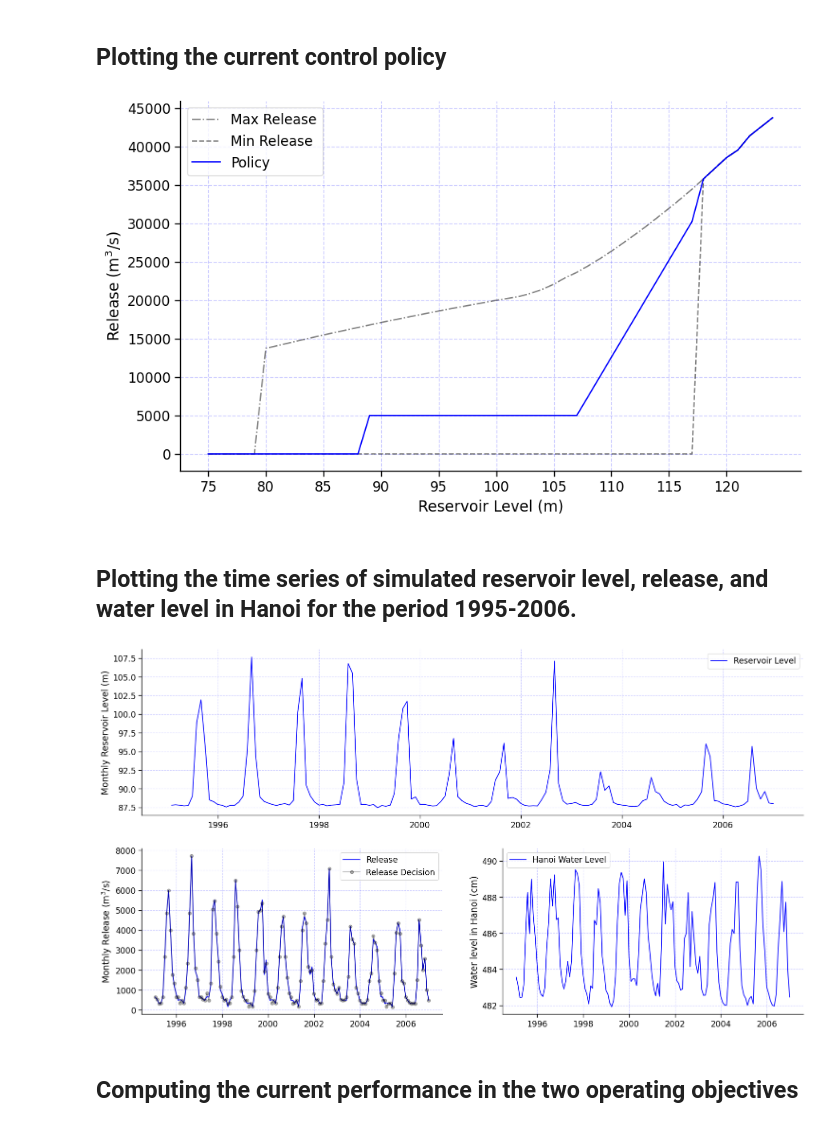
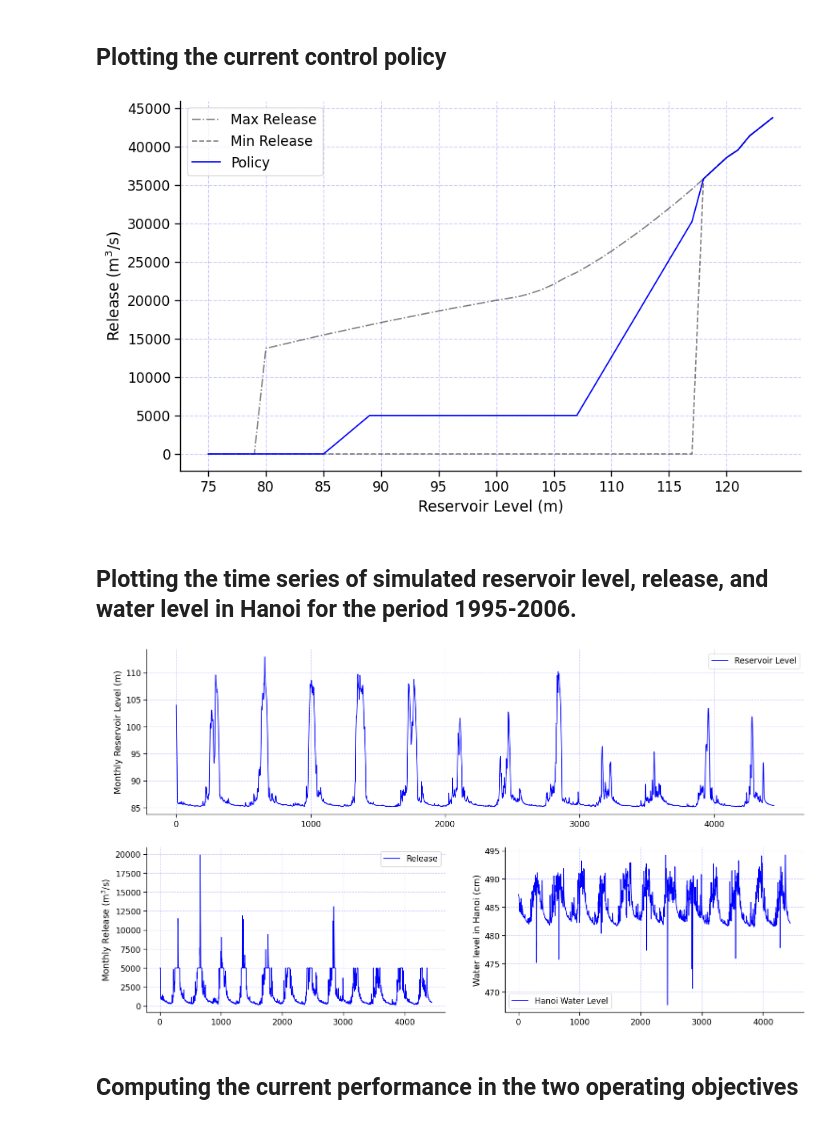
Before and after one commit to CooperBigFoot/optimal-wat-allocation, a Jupyter notebook: code/eda.ipynb, the cells around one changed output. Cells and saved outputs as stored; diff of their text form; code cells hidden in the pictures.

```diff
--- a/code/eda.ipynb
+++ b/code/eda.ipynb
@@ -14,8 +14,8 @@ warnings.filterwarnings("ignore")
 # %% [markdown]
 ## Setting up the model and running it
 # %%
-start_date = '1964-11-01'
-end_date = '2006-12-31'
+start_date = '1994-11-01'
+end_date = '2007-01-01'
 q_vu = '/Users/cooper/Desktop/optimal-wat-allocation/Script/MAT_data/q_vuquang.mat'
 q_ye = '/Users/cooper/Desktop/optimal-wat-allocation/Script/MAT_data/q_yenbai.mat'
 a = '/Users/cooper/Desktop/optimal-wat-allocation/Script/MAT_data/a_hoabinh_K.mat'
@@ -58,11 +78,11 @@ res_lvl, release_decision, releaase, h_HaNoi = sim_hb(
 )
 
 simul = pd.DataFrame({
-    'res_lvl': res_lvl,
-    'release_decision': release_decision,
-    'releaase': releaase,
-    'h_HaNoi': h_HaNoi
+    'res_lvl': np.ndarray.flatten(res_lvl),
+    'release_decision': np.ndarray.flatten(release_decision),
+    'releaase': np.ndarray.flatten(releaase),
+    'h_HaNoi': np.ndarray.flatten(h_HaNoi)
 })
 
-simul['date'] = pd.date_range(start=start_date, end='2007-01-01', freq='D')
+simul['date'] = pd.date_range(start=start_date, end='2007-01-02', freq='D')
 # %% [output]
@@ -70,4 +105,0 @@ simul['date'] = pd.date_range(start=start_date, end='2007-01-01', freq='D')
-# %%
-simul = simul.set_index('date')
-simul = simul.dropna()['1995':'2006']
-simul
@@ -123,7 +156,7 @@ plt.legend()
 # plt.savefig('/Users/cooper/Desktop/optimal-wat-allocation/images/current_policy.png', dpi=300, bbox_inches='tight')
 plt.show()
 # %% [output]
-[figure, old version]
+[figure, new version]
 # %% [markdown]
 ## Plotting the time series of simulated reservoir level, release, and water level in Hanoi for the period 1995-2006.
 # %%
@@ -136,39 +170,39 @@ layout = (2, 2)
 
 ax_res_lvl = plt.subplot2grid(layout, (0, 0), colspan=2)
 # ax_release_decision = plt.subplot2grid(layout, (0, 1), colspan=1)
 ax_release = plt.subplot2grid(layout, (1, 0), colspan=1)
 ax_h = plt.subplot2grid(layout, (1, 1), colspan=1)
 
 
-ax_res_lvl.plot(simul_monthly.index, simul_monthly['res_lvl'], label='Reservoir Level', color='#0000FF')
+ax_res_lvl.plot(simul.index, simul['res_lvl'], label='Reservoir Level', color='#0000FF')
 ax_res_lvl.set_xlabel('')
 ax_res_lvl.set_ylabel('Monthly Reservoir Level (m)')
 ax_res_lvl.grid(alpha=0.2, linestyle='--', color='#0000FF')
 ax_res_lvl.legend()
 
-# ax_release_decision.plot(simul_monthly.index, simul_monthly['release_decision'], label='Release Decision', color='#0000FF')
+# ax_release_decision.plot(simul.index, simul['release_decision'], label='Release Decision', color='#0000FF')
 # ax_release_decision.set_xlabel('Date')
 # ax_release_decision.set_ylabel('Monthly Release Decision (m$^3$/s)')
 # ax_release_decision.grid(alpha=0.2, linestyle='--', color='#0000FF')
 
-ax_release.plot(simul_monthly.index, simul_monthly['releaase'], label='Release', color='#0000FF')
-ax_release.plot(simul_monthly.index, simul_monthly['release_decision'], label='Release Decision', color='black', marker='o', alpha=0.3)
+ax_release.plot(simul.index, simul['releaase'], label='Release', color='#0000FF')
+# ax_release.plot(simul.index, simul['release_decision'], label='Release Decision', color='black', marker='o', alpha=0.3)
 ax_release.set_xlabel('')
 ax_release.set_ylabel('Monthly Release (m$^3$/s)')
 ax_release.grid(alpha=0.2, linestyle='--', color='#0000FF')
 ax_release.legend()
 
-ax_h.plot(simul_monthly.index, simul_monthly['h_HaNoi'], label='Hanoi Water Level', color='#0000FF')
+ax_h.plot(simul.index, simul['h_HaNoi'], label='Hanoi Water Level', color='#0000FF')
 ax_h.set_xlabel('')
 ax_h.set_ylabel('Water level in Hanoi (cm)')
 ax_h.grid(alpha=0.2, linestyle='--', color='#0000FF')
 ax_h.legend()
 
 sns.despine()
 # plt.savefig('/Users/cooper/Desktop/optimal-wat-allocation/images/current_simulation.png', dpi=300, bbox_inches='tight')
 plt.show()
 # %% [output]
-[figure, old version]
+[figure, new version]
 # %% [markdown]
 ## Computing the current performance in the two operating objectives
 # %%
```
Also changed, not shown: parts of 9 cells of this notebook, 5 other files.
